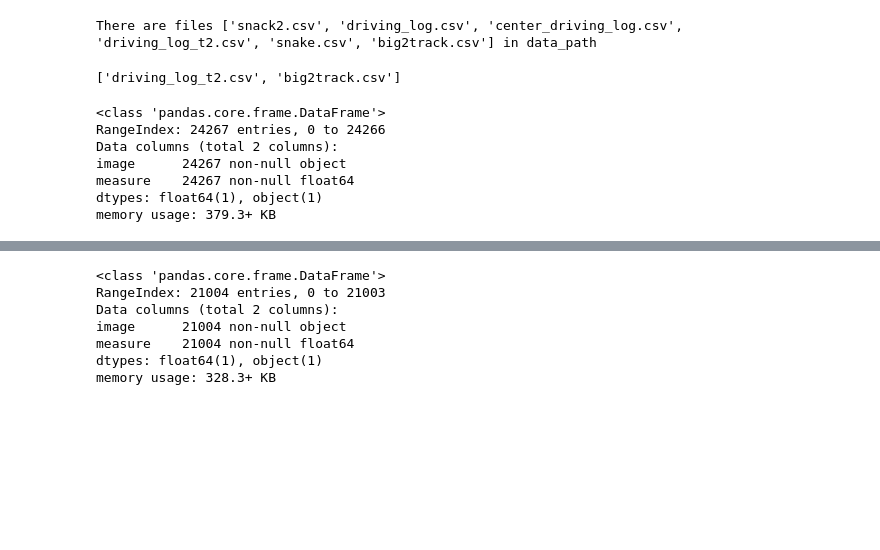
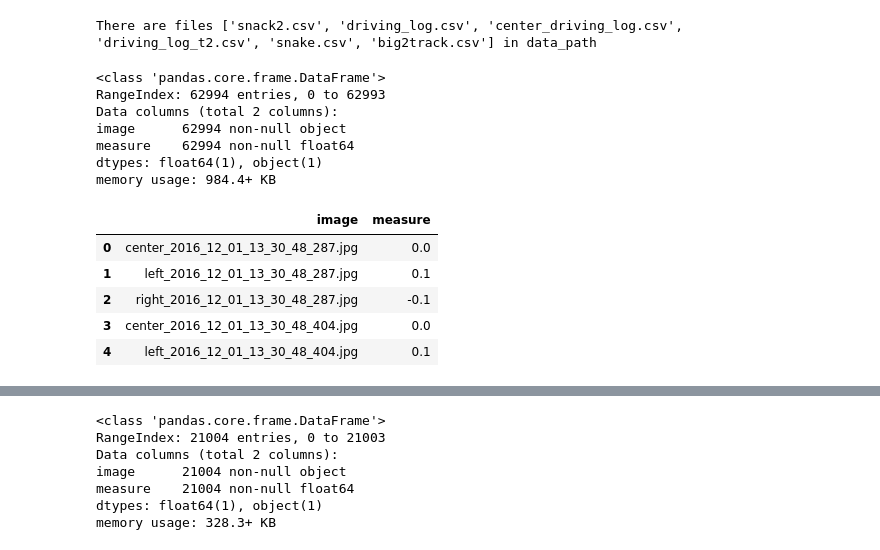
Before and after one commit to lexavtanke/CarND-Behavioral-Cloning-P3, a Jupyter notebook: create_model.ipynb, the cells around one changed output, grey strips where cells are left out. Cells and saved outputs as stored; diff of their text form; code cells hidden in the pictures; blank space fills up the shorter version.

```diff
--- a/create_model.ipynb
+++ b/create_model.ipynb
@@ -20,14 +20,11 @@ for file in os.listdir(data_path):
 print(f'There are files {data_files} in data_path')
 # %% [output]
 There are files ['snack2.csv', 'driving_log.csv', 'center_driving_log.csv', 'driving_log_t2.csv', 'snake.csv', 'big2track.csv'] in data_path
-# %%
-data_files[2:]
-# %% [output]
-['driving_log_t2.csv', 'big2track.csv']
 # %%
 # all cameras
-for file in data_files[2:]:
+for file in data_files:
     with open(os.path.join(data_path, file)) as csvf:
+        next(csvf)
         reader = csv.reader(csvf)
         for line in reader:
             for i in range(3):
@@ -41,21 +38,30 @@ for file in data_files[2:]:
                 if i == 0:
                     measurement = float(line[3])
                 elif i == 1:
-                    measurement = float(line[3]) + 2.0
+                    measurement = float(line[3]) + 0.1
                 elif i == 2:
-                    measurement = float(line[3]) - 2.0
+                    measurement = float(line[3]) - 0.1
                 nano_df = pd.DataFrame([[file_path, measurement]], columns=['image', 'measure'])
                 df = df.append(nano_df, ignore_index=True)
 
 df.info()
 # %% [output]
 <class 'pandas.core.frame.DataFrame'>
-RangeIndex: 24267 entries, 0 to 24266
+RangeIndex: 62994 entries, 0 to 62993
 Data columns (total 2 columns):
-image      24267 non-null object
-measure    24267 non-null float64
+image      62994 non-null object
+measure    62994 non-null float64
 dtypes: float64(1), object(1)
-memory usage: 379.3+ KB
+memory usage: 984.4+ KB
+# %%
+df.head()
+# %% [output]
+|  | image | measure |
+| 0 | center_2016_12_01_13_30_48_287.jpg | 0.0 |
+| 1 | left_2016_12_01_13_30_48_287.jpg | 0.1 |
+| 2 | right_2016_12_01_13_30_48_287.jpg | -0.1 |
+| 3 | center_2016_12_01_13_30_48_404.jpg | 0.0 |
+| 4 | left_2016_12_01_13_30_48_404.jpg | 0.1 |
 # %%
 ax = df.plot.hist(bins=30, alpha=0.5)
 # %% [output]
```
Also changed, not shown: parts of 9 cells of this notebook, 2 other files.
